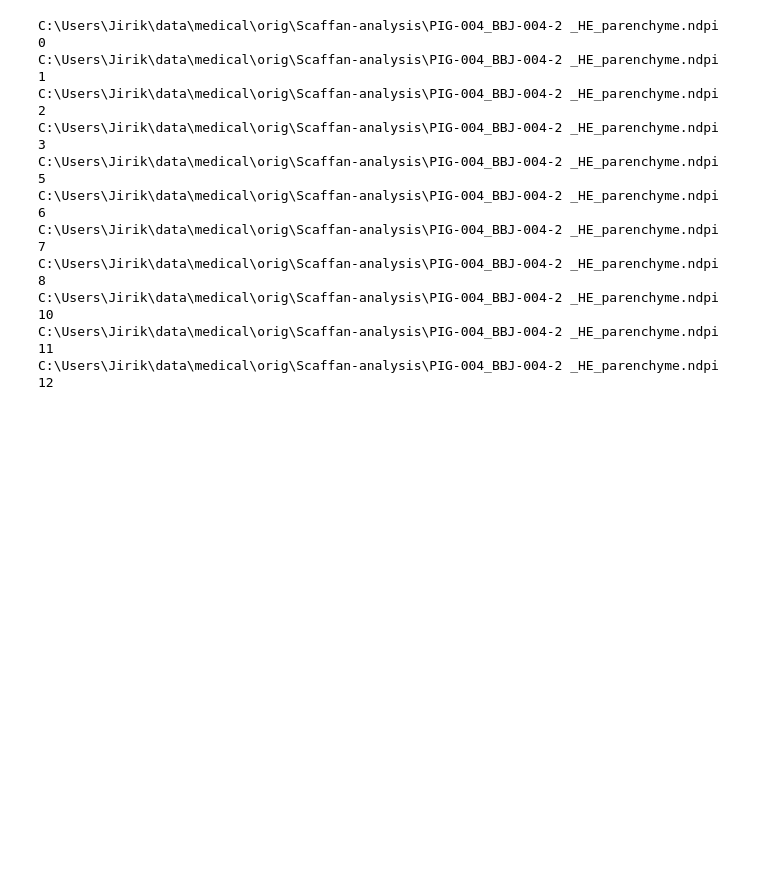
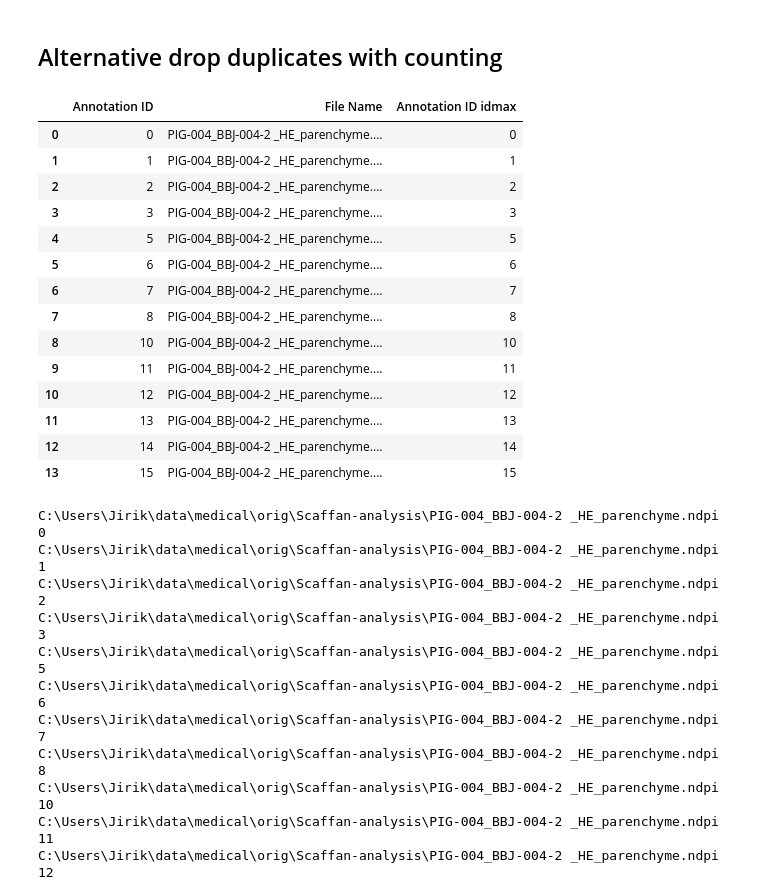
Before and after one commit to mjirik/micrant, a Jupyter notebook: devel/sort_lobuli.ipynb, the cells around one changed output. Saved outputs shown, nothing was run; the diff lists cells and outputs as text; code cells hidden in the pictures; blank space fills up the shorter version.

```diff
--- a/devel/sort_lobuli.ipynb
+++ b/devel/sort_lobuli.ipynb
@@ -29,3 +29,33 @@ Index(['Annotation Color', 'Annotation Details', 'Annotation ID',
+# %% [markdown]
+## Alternative drop duplicates with counting
+# %%
+# df.groupby(["File Name","Annotation ID"], as_index=False).agg
+unique_df2 = df.groupby(["Annotation ID", "File Name"]).agg({"Annotation ID":{"idmax":max}})
+unique_df2 = unique_df2.reset_index()
+# unique_df2.columns.droplevel(0)
+
+# unique_df2.columns = unique_df2.columns.get_level_values(1)
+# unique_df2.columns = [' '.join(col).strip() for col in unique_df2.columns.values]
+unique_df2.columns = [' '.join(col).strip() for col in unique_df2.columns.values]
+# unique_df2.columns = unique_df2.columns.to_flat_index()
+
+unique_df2
+# %% [output]
+|  | Annotation ID | File Name | Annotation ID idmax |
+| 0 | 0 | PIG-004_BBJ-004-2 _HE_parenchyme.... | 0 |
+| 1 | 1 | PIG-004_BBJ-004-2 _HE_parenchyme.... | 1 |
+| 2 | 2 | PIG-004_BBJ-004-2 _HE_parenchyme.... | 2 |
+| 3 | 3 | PIG-004_BBJ-004-2 _HE_parenchyme.... | 3 |
+| 4 | 5 | PIG-004_BBJ-004-2 _HE_parenchyme.... | 5 |
+| 5 | 6 | PIG-004_BBJ-004-2 _HE_parenchyme.... | 6 |
+| 6 | 7 | PIG-004_BBJ-004-2 _HE_parenchyme.... | 7 |
+| 7 | 8 | PIG-004_BBJ-004-2 _HE_parenchyme.... | 8 |
+| 8 | 10 | PIG-004_BBJ-004-2 _HE_parenchyme.... | 10 |
+| 9 | 11 | PIG-004_BBJ-004-2 _HE_parenchyme.... | 11 |
+| 10 | 12 | PIG-004_BBJ-004-2 _HE_parenchyme.... | 12 |
+| 11 | 13 | PIG-004_BBJ-004-2 _HE_parenchyme.... | 13 |
+| 12 | 14 | PIG-004_BBJ-004-2 _HE_parenchyme.... | 14 |
+| 13 | 15 | PIG-004_BBJ-004-2 _HE_parenchyme.... | 15 |
 # %%
 for index, row in unique_df.iterrows():
     print(row['File Path'], row['Annotation ID'])
```
Also changed, not shown: parts of 12 cells of this notebook, 3 other files.
